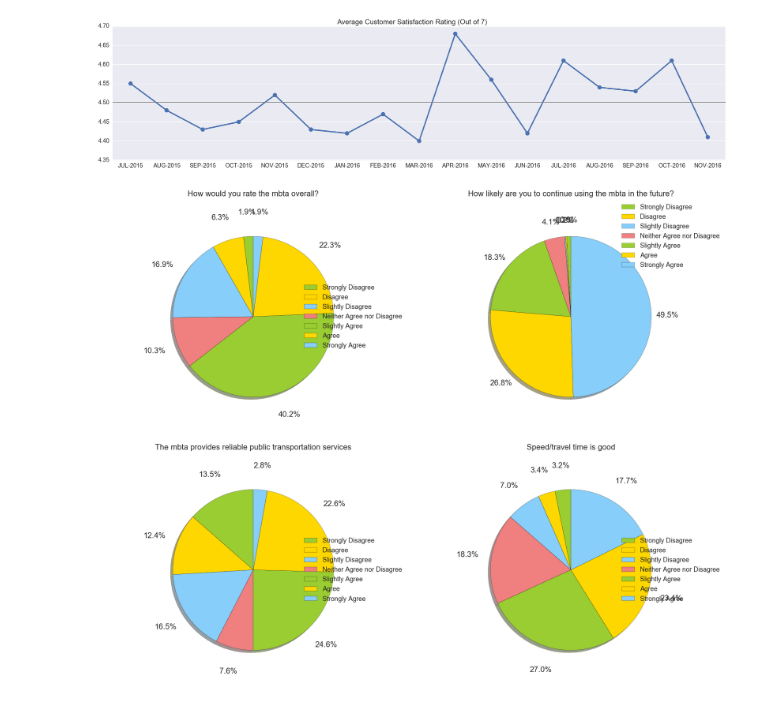
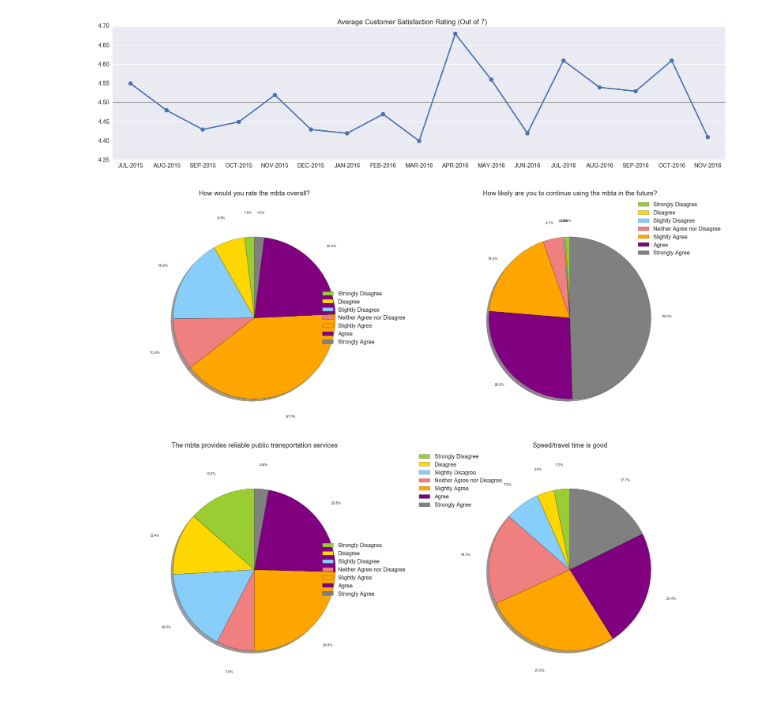
Before and after one commit to aankul/MBTA_Analysis_using_Python, a Jupyter notebook: Analysis_5.ipynb, the cells around one changed output. Saved outputs shown, nothing was run; the diff lists cells and outputs as text; code cells hidden in the pictures.

Commit message:
Changes in pie chart color

```diff
--- a/Analysis_5.ipynb
+++ b/Analysis_5.ipynb
@@ -14,7 +14,7 @@ warnings.filterwarnings("ignore")
 customerData = pd.read_csv("data//TDashboardData_customersatisfaction_20150101-20161231.csv",usecols=[0,2,3,4])
 # %%
 parser = argparse.ArgumentParser(description='Process some characters.')
-parser.add_argument("tag",help="ENTER THE DATE IN 'JUN-2015' format: ")
+parser.add_argument("tag",help="ENTER THE DATE IN 'JUL-2015' format: ")
 args = parser.parse_args()
 inputDate = args.tag
 # %%
@@ -91,7 +93,7 @@ sizes1 = Response1Data.value.tolist()
 sizes2 = Response2Data.value.tolist()
 sizes3 = Response3Data.value.tolist()
 sizes4 = Response4Data.value.tolist()
-colors = ['yellowgreen', 'gold', 'lightskyblue', 'lightcoral']
+colors = ['yellowgreen', 'gold', 'lightskyblue', 'lightcoral','orange','purple','grey']
 # %%
 fg,ax = plt.subplots(2,2,figsize=(25,20),sharex=True)
 
@@ -101,33 +103,33 @@ ax[0,0].pie(sizes1,colors=colors,
 ax[0,1].pie(sizes2, colors=colors,
        autopct='%1.1f%%', shadow=True, startangle=90,
        radius=0.65, pctdistance=1.2, labeldistance=1.5)
 ax[1,0].pie(sizes3, colors=colors,
        autopct='%1.1f%%', shadow=True, startangle=90,
        radius=0.65, pctdistance=1.3, labeldistance=1.5)
 ax[1,1].pie(sizes4, colors=colors,
        autopct='%1.1f%%', shadow=True, startangle=90,
        radius=0.65, pctdistance=1.3, labeldistance=1.5)
 
 ax[0,0].set_title('How would you rate the mbta overall?')
 ax[0,1].set_title('How likely are you to continue using the mbta in the future?')
 ax[1,0].set_title('The mbta provides reliable public transportation services')
 ax[1,1].set_title('Speed/travel time is good')
 
 #patches, texts = plt.pie(sizes, colors=colors, shadow=True, startangle=90)
 ax[0,0].legend(labels, loc="right")
 ax[0,1].legend(labels, loc="best")
 ax[1,0].legend(labels, loc="right")
-ax[1,1].legend(labels, loc="right")
+ax[1,1].legend(labels, loc="best")
 
 # Set aspect ratio to be equal so that pie is drawn as a circle.
 ax[0,0].set_aspect('equal')
 ax[0,1].set_aspect('equal')
 ax[1,0].set_aspect('equal')
 ax[1,1].set_aspect('equal')
 
-#plt.subplots_adjust(left = 0.09, bottom=0.20, right=0.94, top= 0.93, wspace = 0.2, hspace = 0)
+plt.subplots_adjust(left = 0.09, bottom=0.20, right=0.94, top= 0.93, wspace = 0.2, hspace = 0)
 plt.tight_layout()
 plt.savefig("Analysis_5/Analysis_5_part2.jpg", bbox_inches='tight')
 plt.show()
 # %% [output]
-[figure, old version]
+[figure, new version]
```
Also changed, not shown: parts of 1 cell of this notebook, 2 other files.
